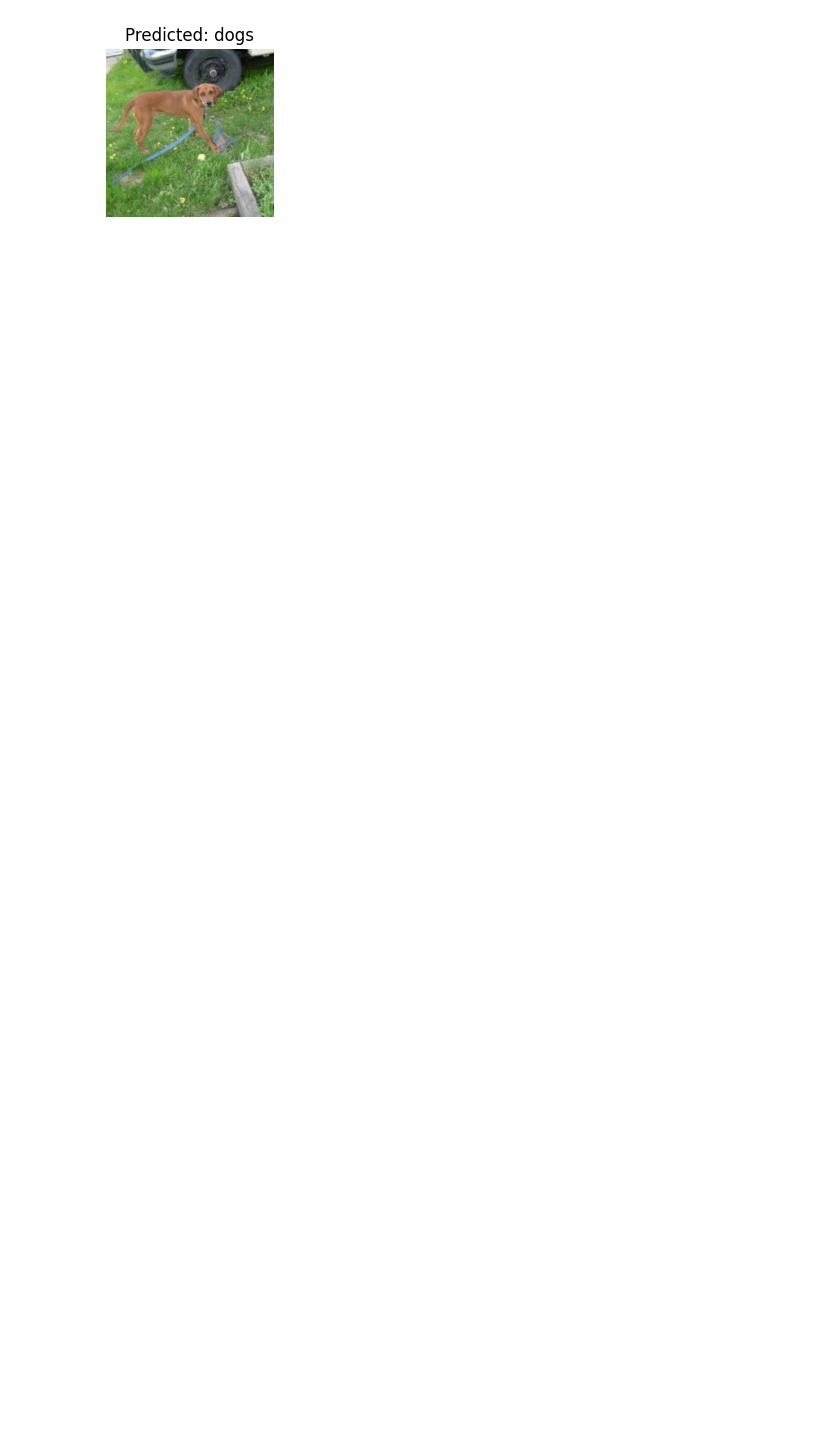
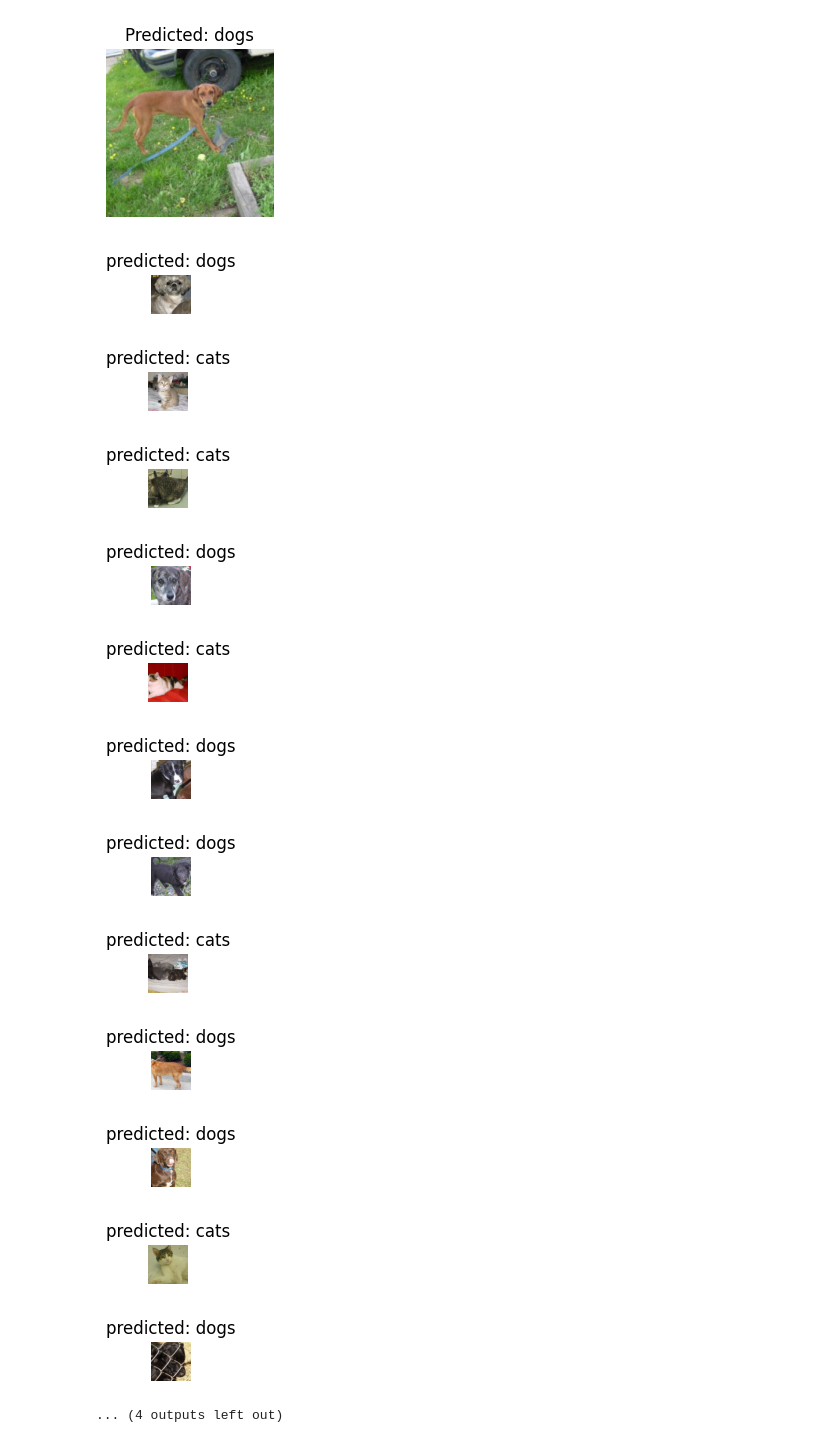
Before and after one commit to junseok-jay/AI_lab, a Jupyter notebook: week9/vision.ipynb, the cells around one changed output. Saved outputs shown, nothing was run; the diff lists cells and outputs as text; code cells hidden in the pictures; blank space fills up the shorter version.

```diff
--- a/week9/vision.ipynb
+++ b/week9/vision.ipynb
@@ -275,4 +275 @@ optimizer_conv = optim.SGD(model_conv.fc.parameters(), lr=0.001, momentum=0.9)
 exp_lr_scheduler = lr_scheduler.StepLR(optimizer_conv, step_size=7, gamma=0.1)
-# %%
-model_conv = train_model(model_conv, criterion, optimizer_conv,
-                         exp_lr_scheduler, num_epochs=100)
@@ -296,0 +276,4 @@ Best val Acc: 0.990000
+# %%
+# 정의된 함수와 파라미터를 사용하여 컨볼루션 모델 학습 시작 (25 에포크)
+model_conv = train_model(model_conv, criterion, optimizer_conv,
+                         exp_lr_scheduler, num_epochs=25)
@@ -325,2 +325,19 @@ plt.show()
 # %% [output]
 [figure]
+# %%
+# 컨볼루션 모델을 사용하여 여러 이미지에 대한 예측 시각화
+visualize_model(model_conv, num_images=16)
+# %% [output]
+[figure, added]
+[figure, added]
+[figure, added]
+[figure, added]
+[figure, added]
+[figure, added]
+[figure, added]
+[figure, added]
+[figure, added]
+[figure, added]
+[figure, added]
+[figure, added]
+... (4 outputs left out)
```
Also changed, not shown: parts of 16 cells of this notebook.
